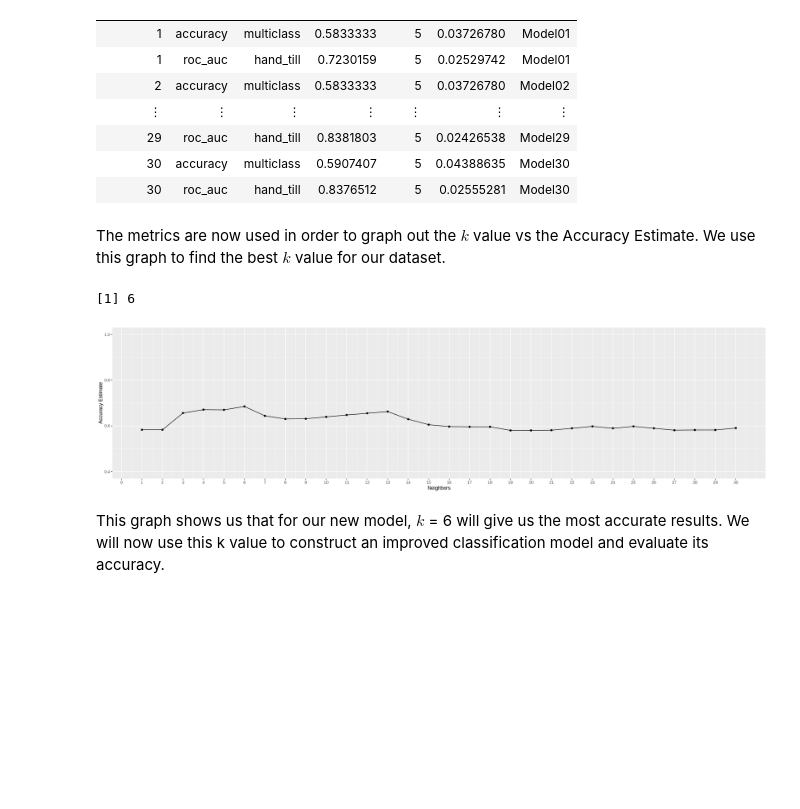
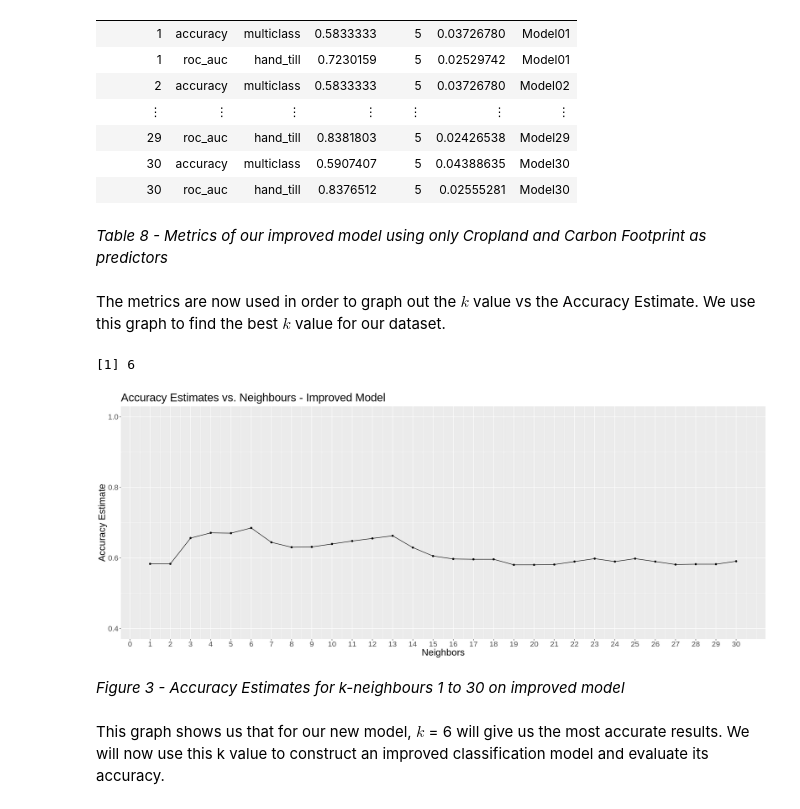
Before and after one commit to tsabkuro/EcoFoot, a Jupyter notebook: report.ipynb, the cells around one changed output. Saved outputs shown, nothing was run; the diff lists cells and outputs as text; code cells hidden in the pictures; blank space fills up the shorter version.

```diff
--- a/report.ipynb
+++ b/report.ipynb
@@ -322,32 +354,38 @@ A tibble: 60 × 7
 | 29 | roc_auc | hand_till | 0.8381803 | 5 | 0.02426538 | Model29 |
 | 30 | accuracy | multiclass | 0.5907407 | 5 | 0.04388635 | Model30 |
 | 30 | roc_auc | hand_till | 0.8376512 | 5 | 0.02555281 | Model30 |
+# %% [markdown]
+*Table 8 - Metrics of our improved model using only Cropland and Carbon Footprint as predictors*
 # %% [markdown]
 The metrics are now used in order to graph out the $k$ value vs the Accuracy Estimate. We use this graph to find the best $k$ value for our dataset.
 # %%
 #filtering out the metrics to only display accuracy
 improved_accuracies <- improved_countries_results %>%
       filter(.metric == "accuracy")
 
 #plotting out the k vs accuracy estimate in order to visualize the relationship between them.
 improved_cross_val_plot <- ggplot(improved_accuracies, aes(x = neighbors, y = mean))+
       geom_point() +
       geom_line() +
-      labs(x = "Neighbors", y = "Accuracy Estimate") +
+      labs(x = "Neighbors", y = "Accuracy Estimate", title = "Accuracy Estimates vs. Neighbours - Improved Model") +
+      theme(text = element_text(size = 20)) +
       scale_x_continuous(breaks = seq(0, 30, by = 1)) +
       scale_y_continuous(limits = c(0.4, 1.0))
 
+#Figure 3
 improved_cross_val_plot
 
 #finding the k value with the highest accuracy
 improved_kmax <- improved_accuracies %>%
     filter(mean == max(mean)) %>%
     pull(neighbors)
 
 improved_kmax
 # %% [output]
 [1] 6
-[figure, old version]
+[figure, new version]
+# %% [markdown]
+*Figure 3 - Accuracy Estimates for k-neighbours 1 to 30 on improved model*
 # %% [markdown]
 This graph shows us that for our new model, $k$ = 6 will give us the most accurate results. We will now use this k value to construct an improved classification model and evaluate its accuracy.
 # %%
```
Also changed, not shown: parts of 21 cells of this notebook.
